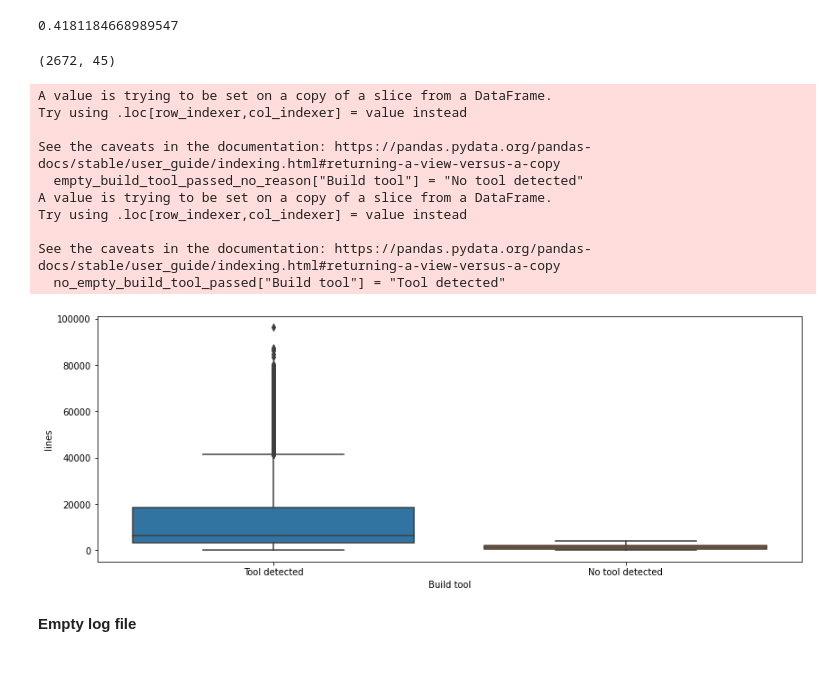
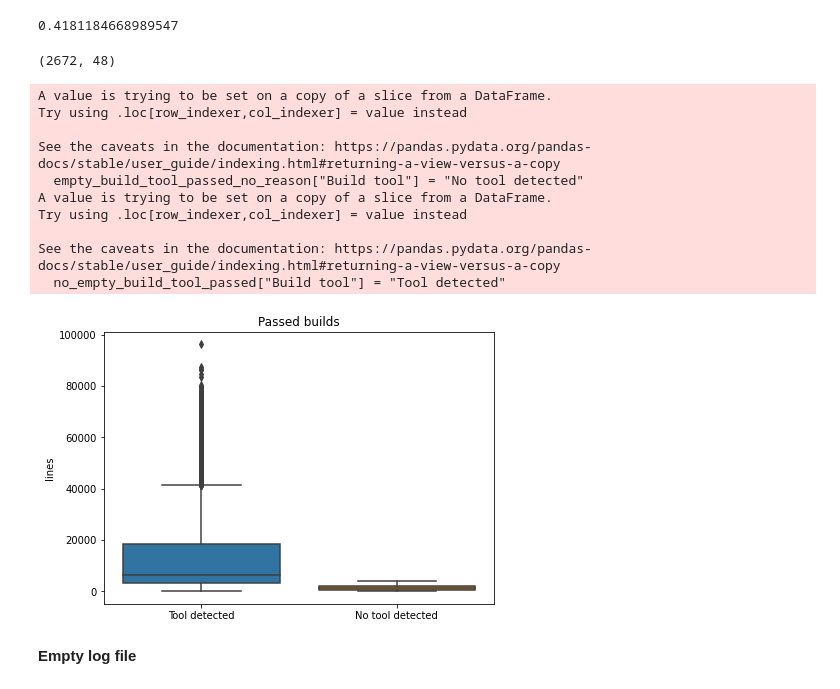
Before and after one commit to IncioMan/Continuous-Integration-metrics-for-post-release-bugs-prediction, a Jupyter notebook: notebooks/analysis/Log_parsed_metrics.ipynb, the cells around one changed output. Saved outputs shown, nothing was run; the diff lists cells and outputs as text; code cells hidden in the pictures.

```diff
--- a/notebooks/analysis/Log_parsed_metrics.ipynb
+++ b/notebooks/analysis/Log_parsed_metrics.ipynb
@@ -246,8 +246,6 @@ job_parsed[job_parsed.lines == 1].shape
 len(job_parsed[job_parsed.lines == 1]) / len(job_parsed)
 # %% [output]
 0.07408218538066767
-# %%
-job_parsed = job_parsed[job_parsed.lines > 1]
 # %%
 job_parsed.describe()
 # %% [output]
@@ -648,32 +671,33 @@ empty_build_tool_passed = empty_build_tool_passed[~empty_build_tool_passed.build
 # %%
 empty_build_tool_passed[empty_build_tool_passed.lines > 1].shape
 # %% [output]
-(2672, 45)
+(2672, 48)
 # %%
 empty_build_tool_passed_no_reason = empty_build_tool_passed[(empty_build_tool_passed.lines>1)&\
                                                            (~empty_build_tool_passed.build_canceled_open_pr_on_branch)]
 empty_build_tool_passed_no_reason["Build tool"] = "No tool detected"
 no_empty_build_tool_passed = job_parsed[(job_parsed.n_build_tools > 0)&(job_parsed.state.isin(["passed"]))]
 no_empty_build_tool_passed["Build tool"] = "Tool detected"
 
 merged = no_empty_build_tool_passed.append(empty_build_tool_passed_no_reason)
 #Plot
-plt.figure()
-sns.boxplot(data=merged, x="Build tool", y="lines")
+plt.figure(figsize=(7,5))
+ax = sns.boxplot(data=merged, x="Build tool", y="lines")
+ax.set(title="Passed builds", xlabel="")
 plt.savefig(f"{figure_folder}/log-parsing-analysis/passed_empty_tool_lines.png", transparent=True, bbox_inches='tight', pad_inches=0.2)
 plt.show()
 # %% [output]
 A value is trying to be set on a copy of a slice from a DataFrame.
 Try using .loc[row_indexer,col_indexer] = value instead
 
 See the caveats in the documentation: https://pandas.pydata.org/pandas-docs/stable/user_guide/indexing.html#returning-a-view-versus-a-copy
   empty_build_tool_passed_no_reason["Build tool"] = "No tool detected"
 A value is trying to be set on a copy of a slice from a DataFrame.
 Try using .loc[row_indexer,col_indexer] = value instead
 
 See the caveats in the documentation: https://pandas.pydata.org/pandas-docs/stable/user_guide/indexing.html#returning-a-view-versus-a-copy
   no_empty_build_tool_passed["Build tool"] = "Tool detected"
-[figure, old version]
+[figure, new version]
 # %% [markdown]
 **Empty log file**
 # %%
```
Also changed, not shown: parts of 29 cells of this notebook, 6 other files.
